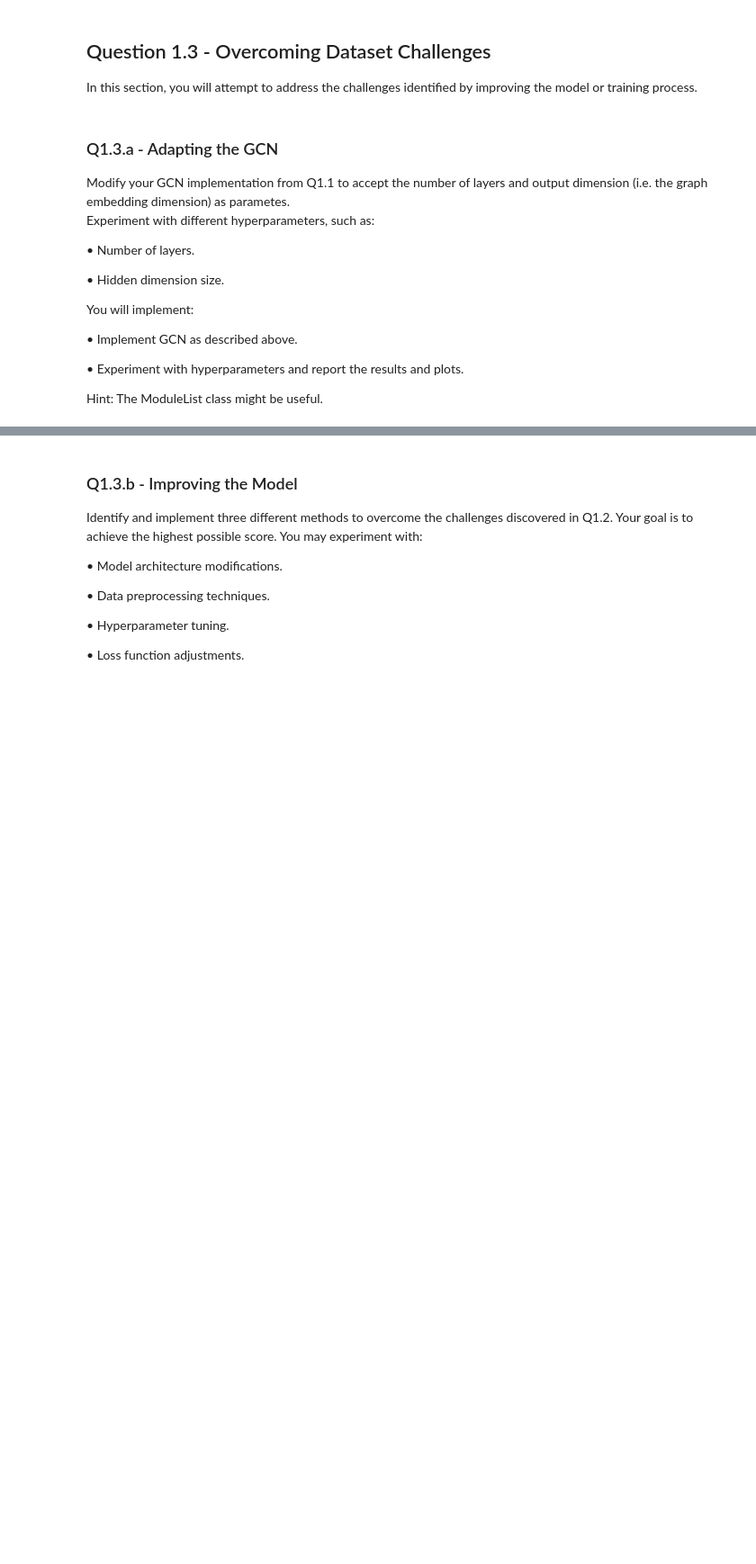
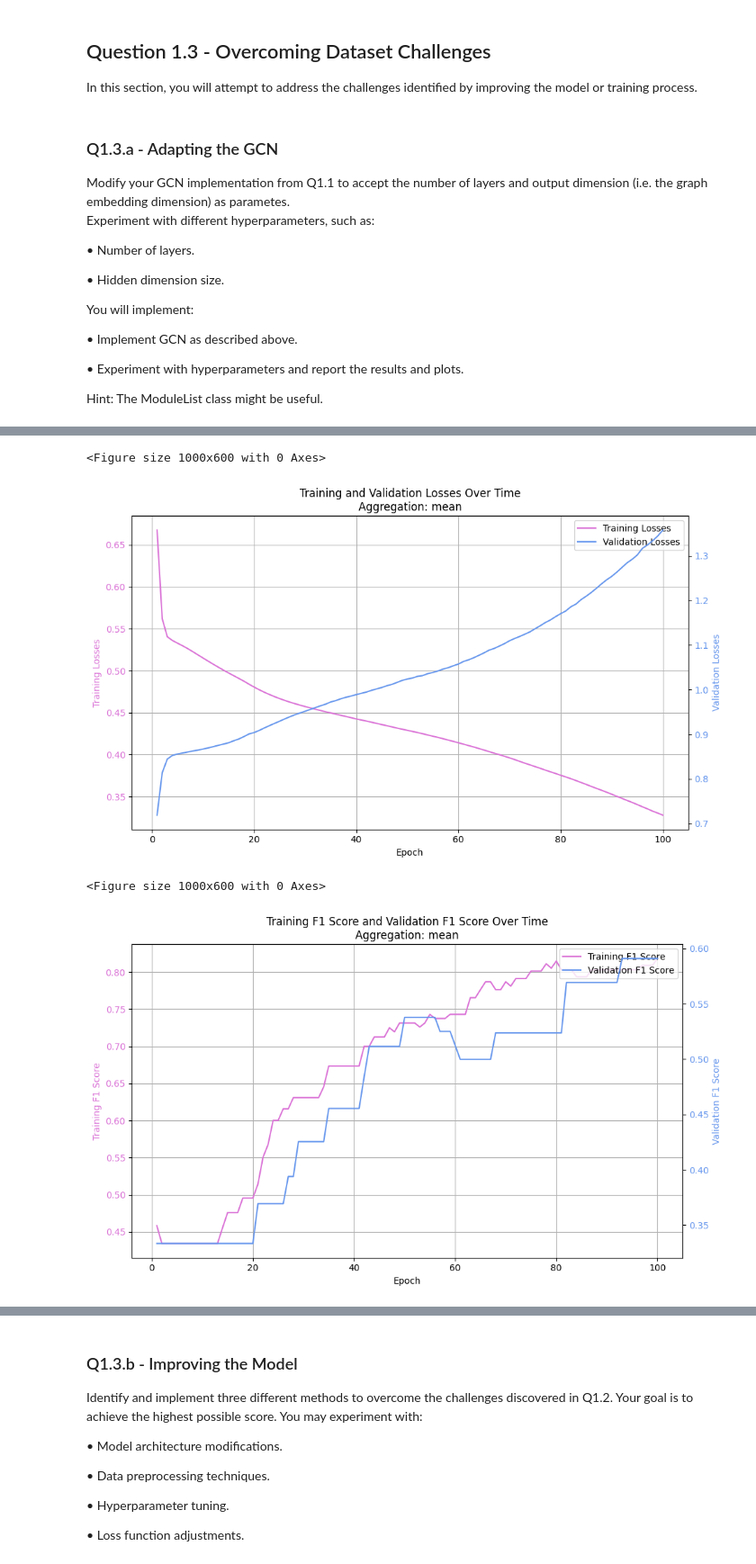
Before and after one commit to belfioreasia/Deep-Graph-Based-Learning, a Jupyter notebook: Coursework/q1_graph_classification.ipynb, the cells around one changed output, grey strips where cells are left out. Shown at 90% size. Saved outputs shown, nothing was run; the diff lists cells and outputs as text; code cells hidden in the pictures; blank space fills up the shorter version.

```diff
--- a/Coursework/q1_graph_classification.ipynb
+++ b/Coursework/q1_graph_classification.ipynb
@@ -1006,6 +1116,26 @@ class MyGraphNeuralNetwork2(nn.Module):
 # ####################################################
 # %%
 # Run different hyper params here
+from statistics import mean
+def split_training_data(dataset, train_ratio=0.8, shuffle=True):
+    """
+    Splits the dataset into training and evaluation sets based on the
+    split ratio given as parameter.
+    Optionally, the dataset can be randomly shuffled before splitting.
+    Params:
+        - dataset (list): The dataset to split, as a list of (X,A,y), features, Adj Matrix, and label per Graph
+        - train_ratio (float): The ratio of the dataset to use for training (defaults to 80% train and 20% validation)
+        - shuffle (bool): Whether to shuffle the dataset before splitting(defaults to True)
+    Returns:
+        - train_data (list): The training dataset split
+        - eval_data (list): The evaluation dataset split
+    """
+    if shuffle:
+        random.shuffle(dataset)
+    train_data = dataset[:int(train_ratio * len(dataset))]
+    eval_data = dataset[int(train_ratio * len(dataset)):]
+    return train_data, eval_data
+
 
 # Load data
 train_data = read_json_data(TRAIN_DATA_PATH, has_label=True) #returns a list of (X,A,y) - features, Adj Matrix, per Graph label
@@ -1016,28 +1146,42 @@ input_dim = 10
 hidden_dim = 8
 layers = 2
 output_dim = 8
-model = MyGraphNeuralNetwork2(input_dim, hidden_dim, output_dim=output_dim, num_layers = layers)
-print(model)
 
-# Loss function and optimizer
-criterion = nn.BCELoss()
-optimizer = optim.Adam(model.parameters(), lr=0.001)
 
-# Splitting the Data
-train_data, val_data = split_training_data(train_data,0.8)
+aggregation_methods = ["mean", "sum", "max"]
+averaged_train_acc = []
+averaged_eval_acc = []
 
-# TRAIN
-num_epochs = 20
-train_losses, train_accuracies, eval_acc = train_model(
-    model,
-    optimizer,
-    criterion,
-    train_data,
-    eval_data, #plotting eval data on purpose to see how eval dataset performance looks like
-    epochs=num_epochs,
-    graph_aggregation_method="mean",
-    verbose=True
-)
 
-# Visualising
-plot_training_and_validation(train_accuracies, eval_acc, "mean")
+num_epochs = 100
+for i,aggregation in enumerate(aggregation_methods):
+
+    model = MyGraphNeuralNetwork2(input_dim, hidden_dim, output_dim=output_dim, num_layers=layers)
+    print("\n", model)
+
+    # Loss function and optimizer
+    criterion = nn.BCELoss()
+    optimizer = optim.Adam(model.parameters(), lr=0.001)
+
+    # Splitting the Data
+    train_data, val_data = split_training_data(train_data, 0.8)
+
+    # TRAIN
+    print(f"------- Using '{aggregation}' aggregation -------")
+    train_losses, train_accuracies, validation_losses, validation_accuracies, train_F1, eval_F1 = train_model(
+        model,
+        optimizer,
+        criterion,
+        train_data,
+        eval_data,
+        epochs=num_epochs,
+        graph_aggregation_method=aggregation,
+        verbose=True,
+        f1=True
+    )
+    plot_training_and_validation(train_losses, validation_losses, aggregation=aggregation, graph1_label="Training Losses", graph2_label="Validation Losses", x_label="Epoch", title=f"Training and Validation Losses Over Time\nAggregation: {aggregation}")#, save=True, plot_name=f"{aggregation}_loss")
+    plot_training_and_validation(train_F1, eval_F1, aggregation=aggregation, graph1_label="Training F1 Score", graph2_label="Validation F1 Score", x_label="Epoch", title=f"Training F1 Score and Validation F1 Score Over Time\nAggregation: {aggregation}")#, save=True, plot_name=f"{aggregation}_f1")
+
+    averaged_train_acc.append(mean(train_accuracies))
+    averaged_eval_acc.append(mean(validation_accuracies))
+# %% [output]
@@ -1043,0 +1205,4 @@ plot_training_and_validation(train_accuracies, eval_acc, "mean")
+<Figure size 1000x600 with 0 Axes>
+[figure, added]
+<Figure size 1000x600 with 0 Axes>
+[figure, added]
```
Also changed, not shown: parts of 18 cells of this notebook, 15 other files.
